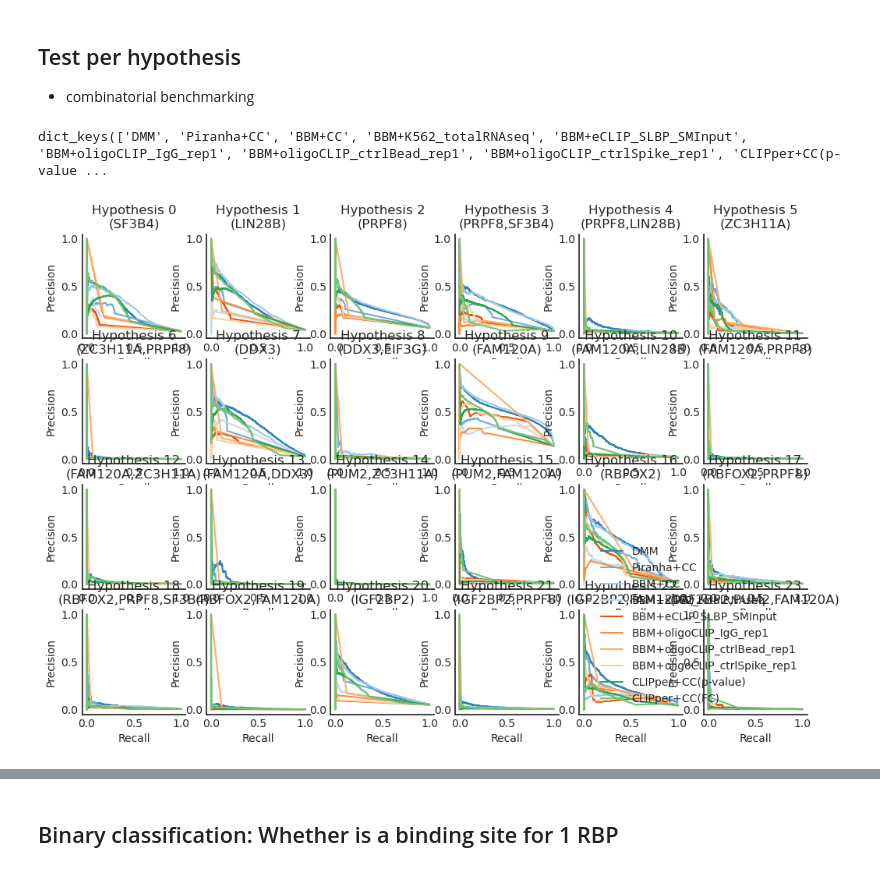
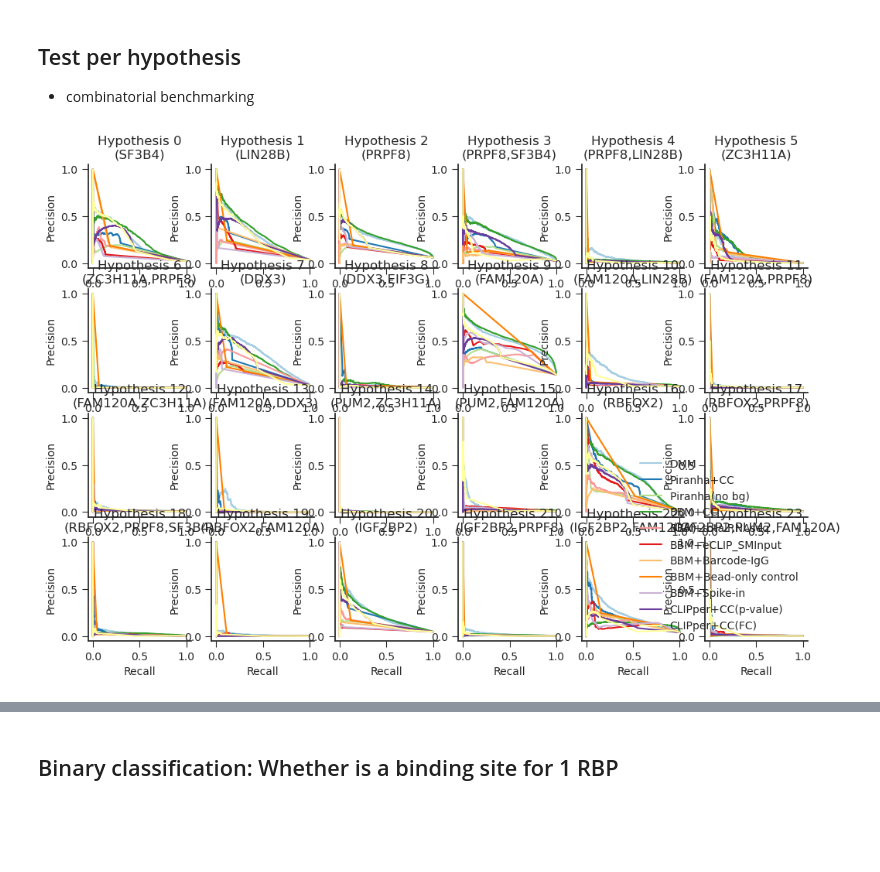
Before and after one commit to algaebrown/Mudskipper_analysis, a Jupyter notebook: 1_Evaluate_all_model_and_bg.ipynb, the cells around one changed output, grey strips where cells are left out. Drawn from its saved outputs; the diff is of its cells as text; code cells hidden in the pictures; blank space fills up the shorter version.

```diff
--- a/1_Evaluate_all_model_and_bg.ipynb
+++ b/1_Evaluate_all_model_and_bg.ipynb
@@ -14,7 +14,7 @@ import matplotlib.cm as cm
 import matplotlib
 import math
 from plot_params import *
-basedir= Path('/home/hsher/scratch/ABC_2rep/')
+basedir= Path('/tscc/nfs/home/hsher/scratch/ABC_2rep/')
 out_stem = 'K562_rep6'
 # %%
 ground_truth = pd.read_csv('Dan_multiplex1_K562_rep4.Dan_multiplex1_K562_rep6.reproducible_window.csv',
@@ -262,6 +285,7 @@ def read_piranha_pv(root_dir):
     return scores
 # %%
 all_scores['Piranha+CC']=read_piranha_pv(basedir/'comparison'/'piranha'/'CC')
+all_scores['Piranha(no bg)']=read_piranha_pv(basedir/'comparison'/'piranha'/'nobg')
 # %%
 def read_BBM_scores(root_dir):
     ''' given root_dir, return logLR scores or 1-pvalue '''
@@ -348,10 +373,6 @@ def collapsed_posterior(data, collapsed_cluster):
         sum_score.name = hypothesis
         collapsed_data.append(sum_score)
     return pd.concat(collapsed_data, axis = 1)
-# %%
-all_scores.keys()
-# %% [output]
-dict_keys(['DMM', 'Piranha+CC', 'BBM+CC', 'BBM+K562_totalRNAseq', 'BBM+eCLIP_SLBP_SMInput', 'BBM+oligoCLIP_IgG_rep1', 'BBM+oligoCLIP_ctrlBead_rep1', 'BBM+oligoCLIP_ctrlSpike_rep1', 'CLIPper+CC(p-value ...
 # %%
 all_score_by_hypothesis = {}
 all_score_by_hypothesis['eCLIP'], collapsed_cluster, collapsed_cluster_anno = collapsed_gold_standard(anno, all_scores['eCLIP'])
@@ -404,10 +425,10 @@ def collapsed_auprc(all_score_by_hypothesis,
 
     return pd.DataFrame(auprc_data, columns=['Hypothesis No.', 'RBP', 'AUPRC', 'name'])
 # %%
-sns.set_palette('tab20c')
+sns.set_palette('Paired')
 auprc_df = collapsed_auprc(all_score_by_hypothesis, collapsed_cluster, collapsed_cluster_anno)
 plt.savefig(figdir/'Hypothesis_AUPRC.pdf')
 # %% [output]
-[figure, old version]
+[figure, new version]
 # %%
 # microaverage precision recall
```
Also changed, not shown: parts of 68 cells of this notebook, 41 other files.
